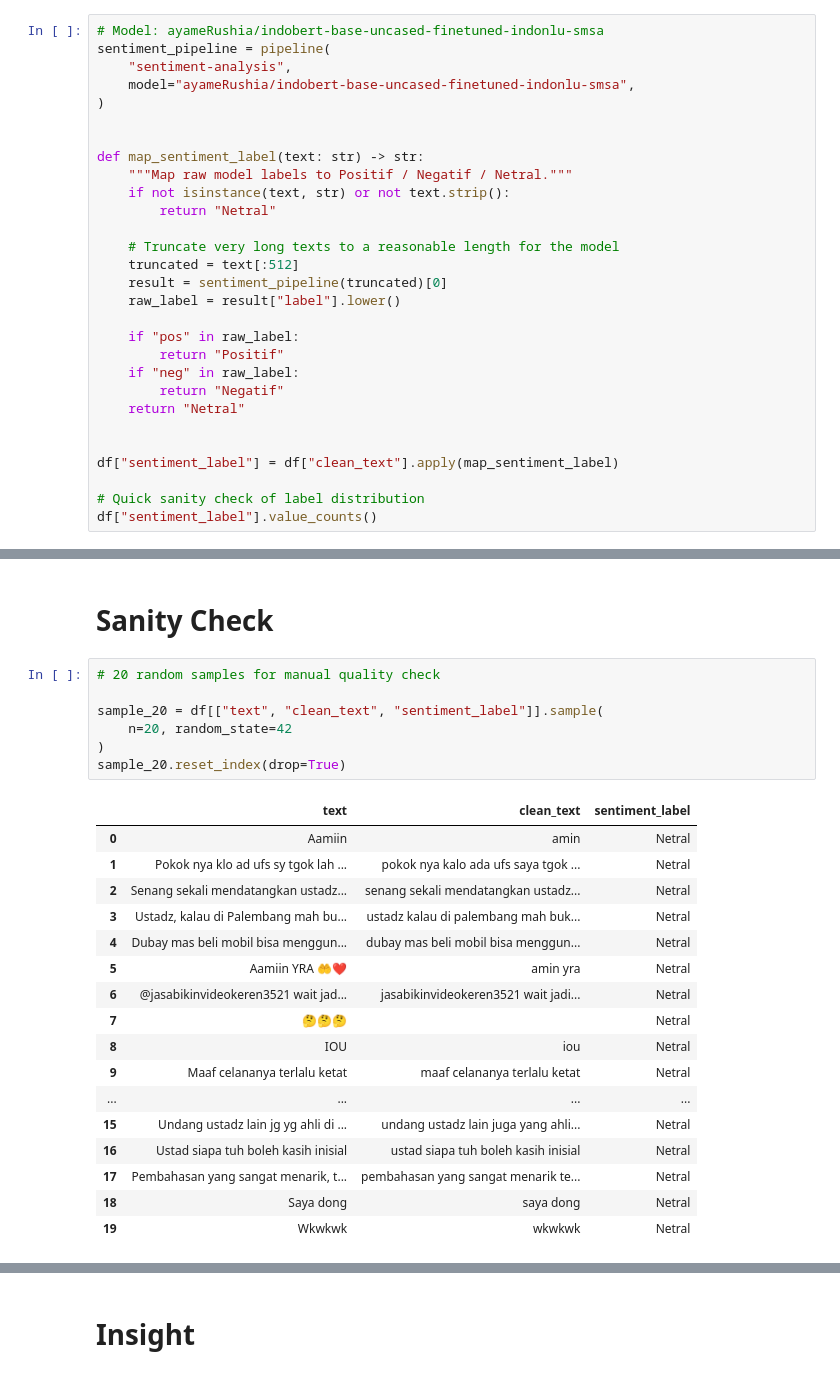
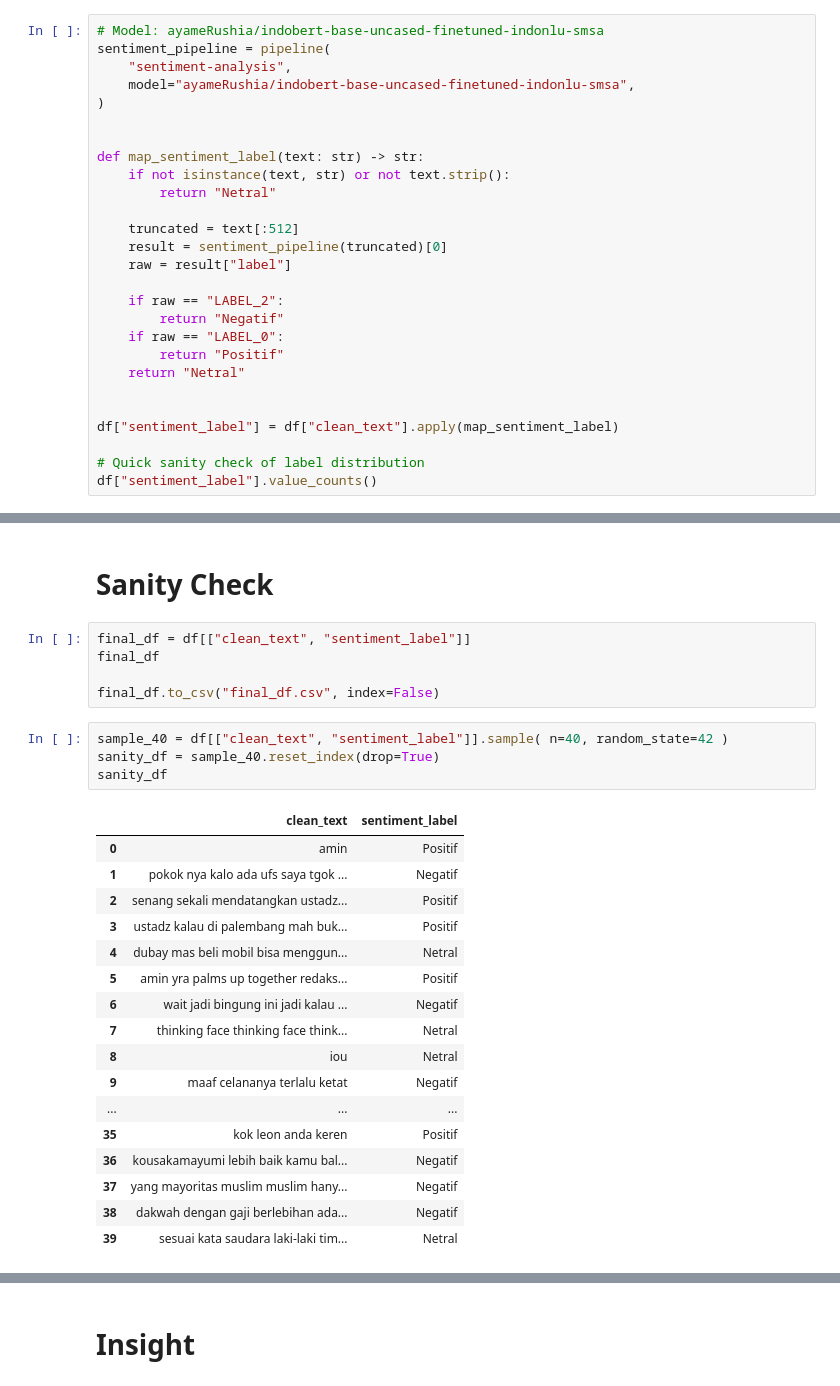
Before and after one commit to Rivooooo/sentiment-analysis-on-bitcoin-and-stock, a Jupyter notebook: sentiment.ipynb, the cells around one changed output, grey strips where cells are left out. Saved outputs shown, nothing was run; the diff lists cells and outputs as text.

Commit message:
add more stopwords, clean the data more, and fix some error

```diff
--- a/sentiment.ipynb
+++ b/sentiment.ipynb
@@ -178,19 +173,17 @@ sentiment_pipeline = pipeline(
 
 
 def map_sentiment_label(text: str) -> str:
-    """Map raw model labels to Positif / Negatif / Netral."""
     if not isinstance(text, str) or not text.strip():
         return "Netral"
 
-    # Truncate very long texts to a reasonable length for the model
     truncated = text[:512]
     result = sentiment_pipeline(truncated)[0]
-    raw_label = result["label"].lower()
+    raw = result["label"]
 
-    if "pos" in raw_label:
+    if raw == "LABEL_2":
+        return "Negatif"
+    if raw == "LABEL_0":
         return "Positif"
-    if "neg" in raw_label:
-        return "Negatif"
     return "Netral"
 
 
@@ -206,28 +201,30 @@ Device set to use cpu
 dtype: int64
 # %% [markdown]
 # Sanity Check
+# %%
+final_df = df[["clean_text", "sentiment_label"]]
+final_df
+
+final_df.to_csv("final_df.csv", index=False)
 # %%
-# 20 random samples for manual quality check
-
-sample_20 = df[["text", "clean_text", "sentiment_label"]].sample(
-    n=20, random_state=42
-)
-sample_20.reset_index(drop=True)
+sample_40 = df[["clean_text", "sentiment_label"]].sample( n=40, random_state=42 )
+sanity_df = sample_40.reset_index(drop=True)
+sanity_df
 # %% [output]
-|  | text | clean_text | sentiment_label |
-| 0 | Aamiin | amin | Netral |
-| 1 | Pokok nya klo ad ufs sy tgok lah ... | pokok nya kalo ada ufs saya tgok ... | Netral |
-| 2 | Senang sekali mendatangkan ustadz... | senang sekali mendatangkan ustadz... | Netral |
-| 3 | Ustadz, kalau di Palembang mah bu... | ustadz kalau di palembang mah buk... | Netral |
-| 4 | Dubay mas beli mobil bisa menggun... | dubay mas beli mobil bisa menggun... | Netral |
-| 5 | Aamiin YRA 🤲❤ | amin yra | Netral |
-| 6 | @jasabikinvideokeren3521 wait jad... | jasabikinvideokeren3521 wait jadi... | Netral |
-| 7 | 🤔🤔🤔 |  | Netral |
-| 8 | IOU | iou | Netral |
-| 9 | Maaf celananya terlalu ketat | maaf celananya terlalu ketat | Netral |
-| ... | ... | ... | ... |
-| 15 | Undang ustadz lain jg yg ahli di ... | undang ustadz lain juga yang ahli... | Netral |
-| 16 | Ustad siapa tuh boleh kasih inisial | ustad siapa tuh boleh kasih inisial | Netral |
-| 17 | Pembahasan yang sangat menarik, t... | pembahasan yang sangat menarik te... | Netral |
-| 18 | Saya dong | saya dong | Netral |
-| 19 | Wkwkwk | wkwkwk | Netral |
+|  | clean_text | sentiment_label |
+| 0 | amin | Positif |
+| 1 | pokok nya kalo ada ufs saya tgok ... | Negatif |
+| 2 | senang sekali mendatangkan ustadz... | Positif |
+| 3 | ustadz kalau di palembang mah buk... | Positif |
+| 4 | dubay mas beli mobil bisa menggun... | Netral |
+| 5 | amin yra palms up together redaks... | Positif |
+| 6 | wait jadi bingung ini jadi kalau ... | Negatif |
+| 7 | thinking face thinking face think... | Netral |
+| 8 | iou | Netral |
+| 9 | maaf celananya terlalu ketat | Negatif |
+| ... | ... | ... |
+| 35 | kok leon anda keren | Positif |
+| 36 | kousakamayumi lebih baik kamu bal... | Negatif |
+| 37 | yang mayoritas muslim muslim hany... | Negatif |
+| 38 | dakwah dengan gaji berlebihan ada... | Negatif |
+| 39 | sesuai kata saudara laki-laki tim... | Netral |
```
Also changed, not shown: parts of 18 cells of this notebook.
